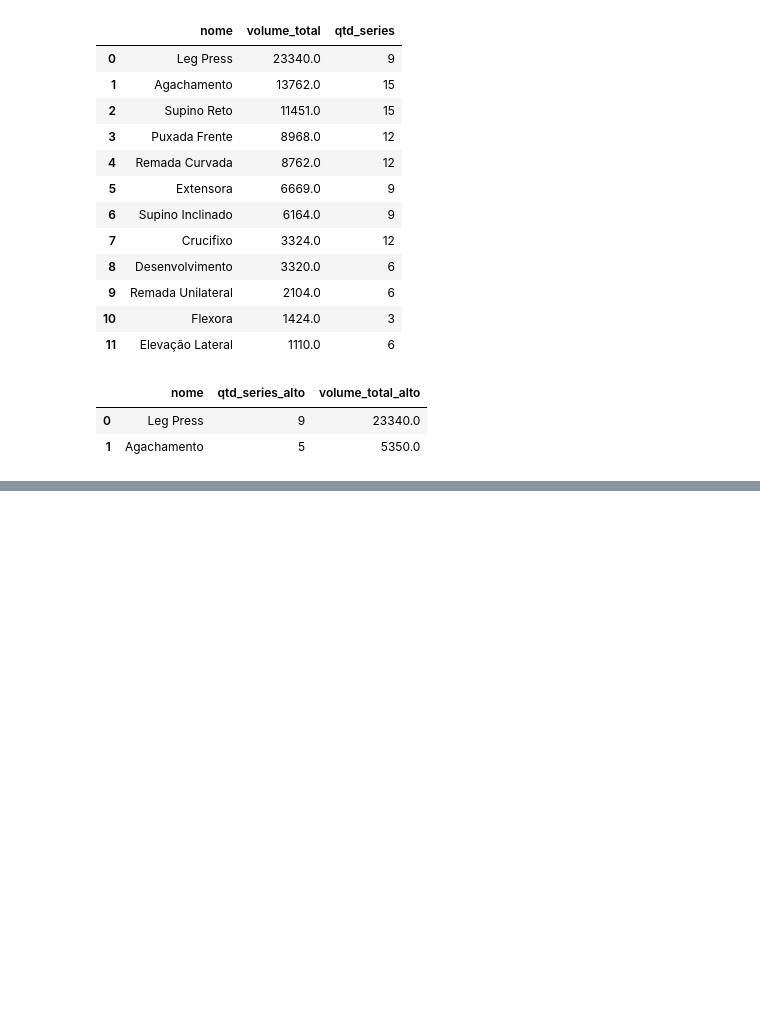
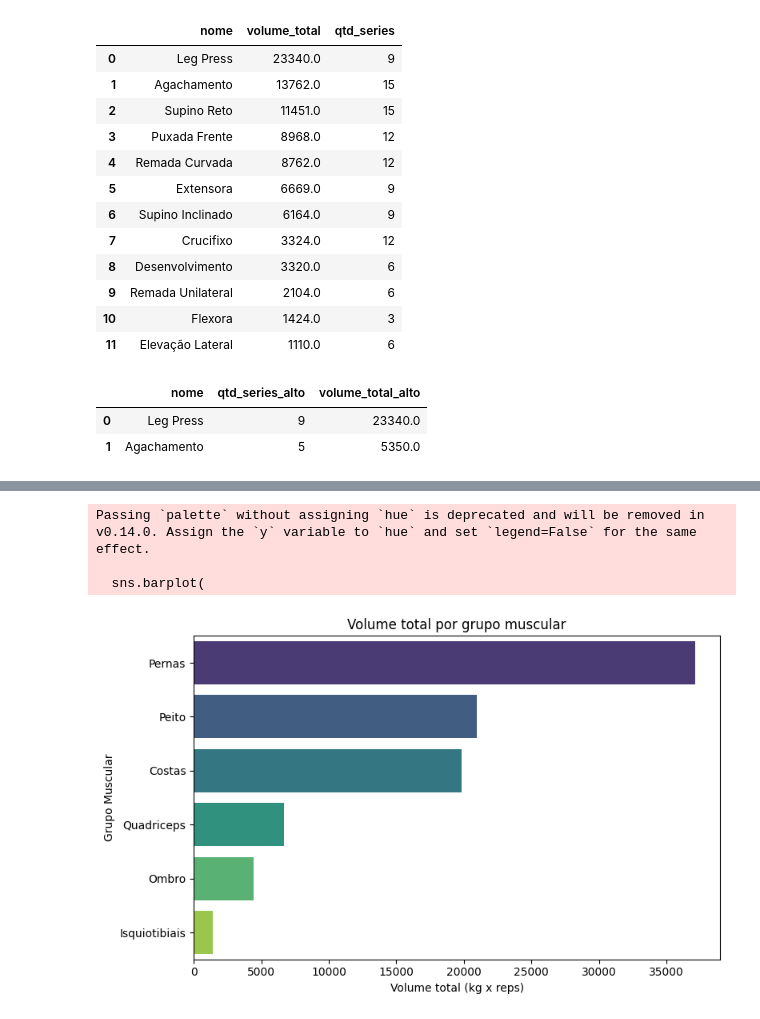
Before and after one commit to matheusramos20/fitbase-analise, a Jupyter notebook: 04_analise.ipynb, the cells around one changed output, grey strips where cells are left out. Cells and saved outputs as stored; diff of their text form; code cells hidden in the pictures; blank space fills up the shorter version.

```diff
--- a/04_analise.ipynb
+++ b/04_analise.ipynb
@@ -729,0 +803,13 @@ df_alto
+# %%
+q_volume = """
+SELECT
+    e.grupo_muscular,
+    SUM(s.peso_kg * s.repeticoes) AS volume_total
+FROM series s
+JOIN  exercicios e ON e.id = s.exercicio_id
+GROUP BY e.grupo_muscular
+ORDER BY volume_total DESC;
+
+"""
+df_volume = pd.read_sql(q_volume, engine)
+df_volume
@@ -729,0 +824,19 @@ df_alto
+# %%
+plt.figure(figsize=(8,5))
+sns.barplot(
+    data=df_volume,
+    x='volume_total',
+    y='grupo_muscular',
+    orient='h',
+    palette='viridis'
+)
+plt.title('Volume total por grupo muscular')
+plt.xlabel('Volume total (kg x reps)')
+plt.ylabel('Grupo Muscular')
+plt.tight_layout()
+plt.show()
+# %% [output]
+Passing `palette` without assigning `hue` is deprecated and will be removed in v0.14.0. Assign the `y` variable to `hue` and set `legend=False` for the same effect.
+
+  sns.barplot(
+[figure, added]
```
Also changed, not shown: parts of 10 cells of this notebook.
